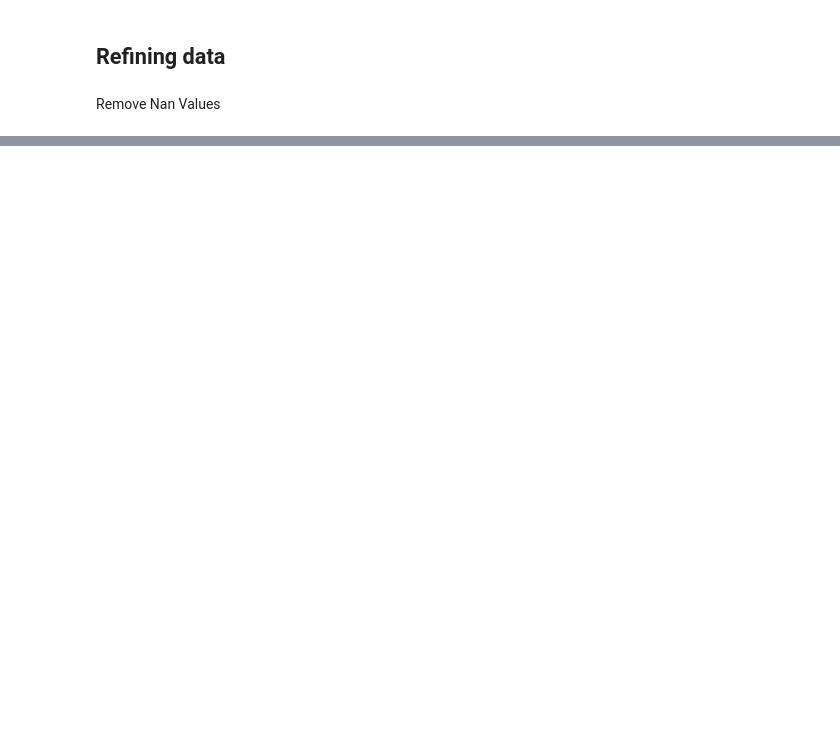
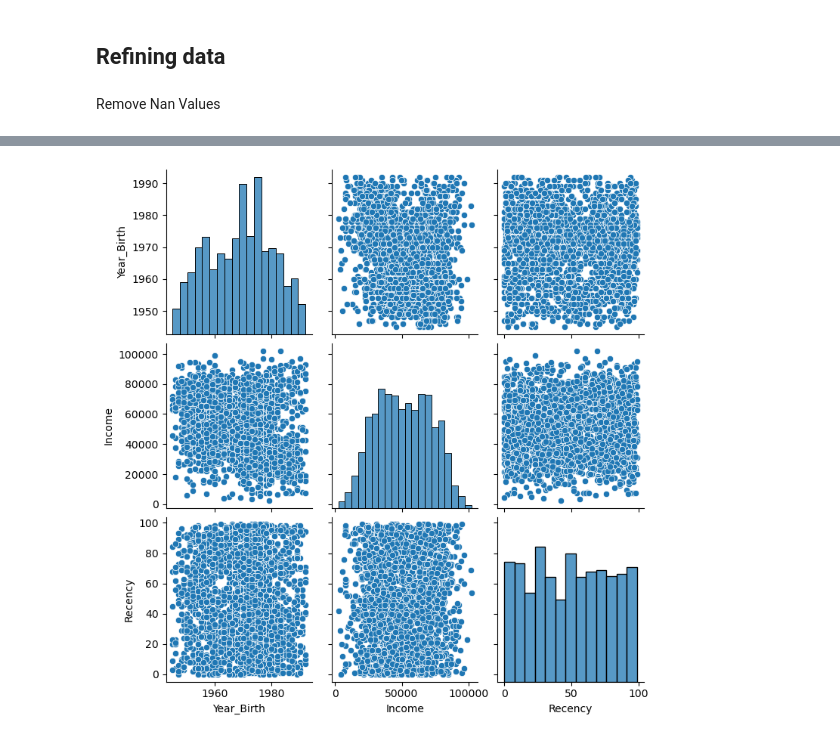
Before and after one commit to marci-nemeth/ML-Notebooks, a Jupyter notebook: Classification/CustomerAnalysis.ipynb, the cells around one changed output, grey strips where cells are left out. Cells and saved outputs as stored; diff of their text form; code cells hidden in the pictures; blank space fills up the shorter version.

```diff
--- a/Classification/CustomerAnalysis.ipynb
+++ b/Classification/CustomerAnalysis.ipynb
@@ -170,0 +136,6 @@ Series([], Name: Income, dtype: float64)
+# %%
+vars_corr = ["Year_Birth","Income","Recency"]
+sns.pairplot(filtered_df[vars_corr])
+plt.show()
+# %% [output]
+[figure, added]
```
Also changed, not shown: parts of 14 cells of this notebook.
